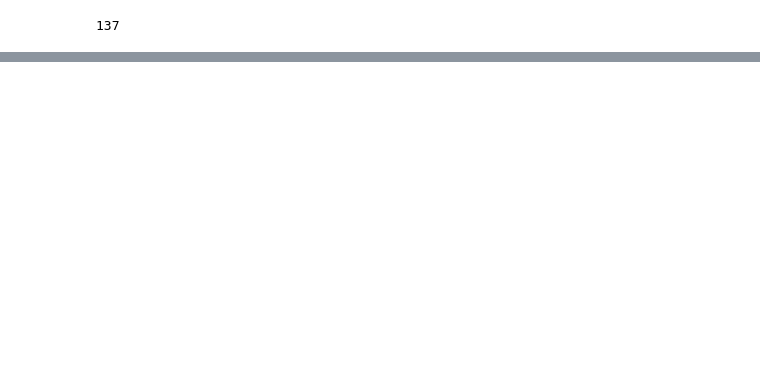
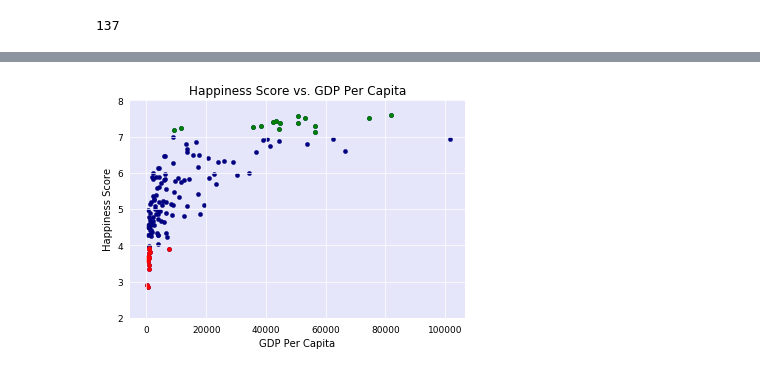
Before and after one commit to sinancengiz/World_Happiness, a Jupyter notebook: main.ipynb, the cells around one changed output, grey strips where cells are left out. Cells and saved outputs as stored; diff of their text form; code cells hidden in the pictures; blank space fills up the shorter version.

```diff
--- a/main.ipynb
+++ b/main.ipynb
@@ -87,8 +92,8 @@ fertility_rate_df.head()
 | 5 | Arab World | 3.37384 |
 # %%
 #renamethe the collumn
-hapiness_2015_df = hapiness_2015_df.rename(columns={"Country":"Country Name"})
-hapiness_2015_df.head()
+happiness_2015_df = happiness_2015_df.rename(columns={"Country":"Country Name"})
+happiness_2015_df.head()
 # %% [output]
 |  | Country Name | Happiness Score |
 | 0 | Switzerland | 7.587 |
@@ -98,7 +103,7 @@ hapiness_2015_df.head()
 | 4 | Canada | 7.427 |
 # %%
 #merge hapiness score and birth rate dataframes
-merged_dataframe = pd.merge(hapiness_2015_df, fertility_rate_df, on="Country Name")
+merged_dataframe = pd.merge(happiness_2015_df, fertility_rate_df, on="Country Name")
 merged_dataframe.head()
 # %% [output]
 |  | Country Name | Happiness Score | Birth Rate 2015 |
@@ -209,0 +146,3 @@ with plt.style.context(('classic')):
+# %%
+organised_df_bottom = organised_df.nsmallest(15,"Happiness Score")
+organised_df_bottom.head()
@@ -209,0 +156,3 @@ with plt.style.context(('classic')):
+# %%
+organised_df_top = organised_df.nlargest(15,"Happiness Score")
+organised_df_top.head()
@@ -209,0 +166,56 @@ with plt.style.context(('classic')):
+# %%
+
+ax = organised_df.plot(
+    kind = 'scatter',
+    x = "GDP Per Capita 2015",
+    y = "Happiness Score",
+    color = 'navy',
+    linewidth = 0.2,
+    fontsize = 9
+)
+
+ax2 = organised_df_top.plot(
+    kind = 'scatter',
+    x = "GDP Per Capita 2015",
+    y = "Happiness Score",
+    color = 'green',
+    linewidth = 0.2,
+    fontsize = 9,
+    ax=ax
+)
+
+ax3 = organised_df_bottom.plot(
+    kind = 'scatter',
+    x = "GDP Per Capita 2015",
+    y = "Happiness Score",
+    color = 'red',
+    linewidth = 0.2,
+    fontsize = 9,
+    ax=ax
+)
+
+# Titles
+ax.set_title("Happiness Score vs. GDP Per Capita")
+ax.set_xlabel('GDP Per Capita')
+ax.set_ylabel('Happiness Score')
+
+# Set min/max of x/y axes
+# ax.set_xlim(-0.05,1)
+ax.set_ylim(2,8)
+
+# Format colors
+ax.set_facecolor('lavender')
+ax.grid(color='w', linestyle='-', linewidth=0.7)
+for tick in ax.get_xticklines():
+    tick.set_color('white')
+for tick in ax.get_yticklines():
+    tick.set_color('white')
+
+ax.spines['top'].set_color('none')
+ax.spines['bottom'].set_color('none')
+ax.spines['left'].set_color('none')
+ax.spines['right'].set_color('none')
+plt.savefig('Happiness and GDP Per Capita.png')
+plt.show()
+# %% [output]
+[figure, added]
```
Also changed, not shown: parts of 23 cells of this notebook, 10 other files.
